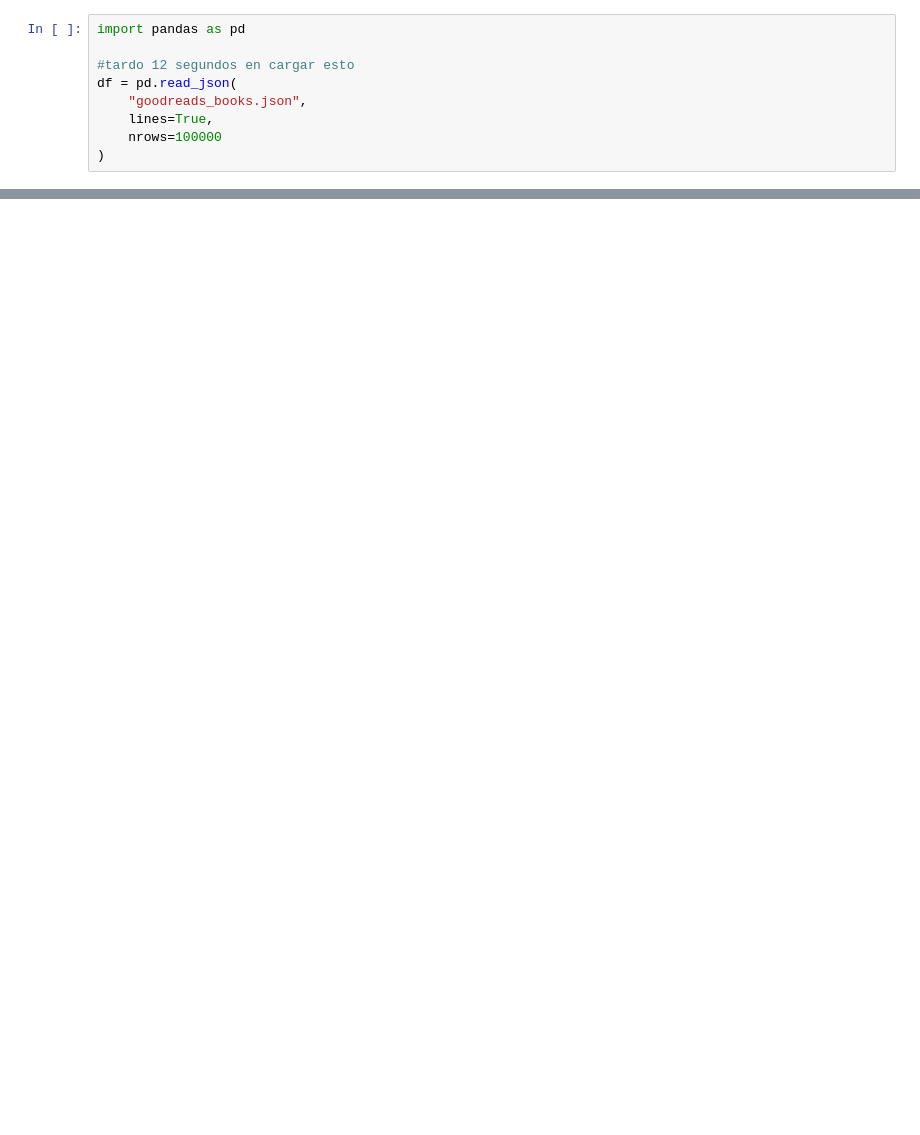
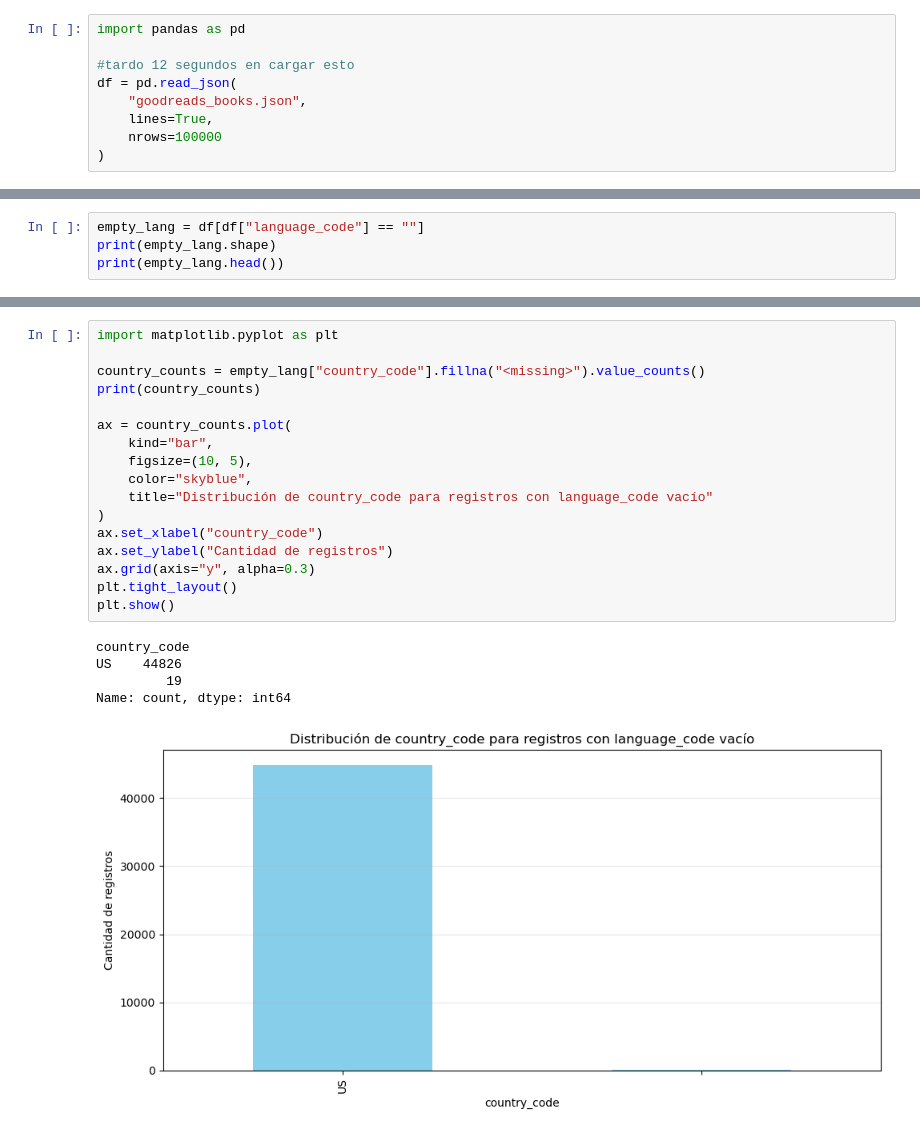
Before and after one commit to SolGarciaPereyra/Clasificador_Recomendador_Libros, a Jupyter notebook: explorando_dataset.ipynb, the cells around one changed output, grey strips where cells are left out. Saved outputs shown, nothing was run; the diff lists cells and outputs as text; blank space fills up the shorter version.

```diff
--- a/explorando_dataset.ipynb
+++ b/explorando_dataset.ipynb
@@ -94,0 +149,4 @@ df[["country_code","language_code","format"]].describe()
+# %%
+empty_lang = df[df["language_code"] == ""]
+print(empty_lang.shape)
+print(empty_lang.head())
@@ -94,0 +171,23 @@ df[["country_code","language_code","format"]].describe()
+# %%
+import matplotlib.pyplot as plt
+
+country_counts = empty_lang["country_code"].fillna("<missing>").value_counts()
+print(country_counts)
+
+ax = country_counts.plot(
+    kind="bar",
+    figsize=(10, 5),
+    color="skyblue",
+    title="Distribución de country_code para registros con language_code vacío"
+)
+ax.set_xlabel("country_code")
+ax.set_ylabel("Cantidad de registros")
+ax.grid(axis="y", alpha=0.3)
+plt.tight_layout()
+plt.show()
+# %% [output]
+country_code
+US    44826
+         19
+Name: count, dtype: int64
+[figure, added]
```
Also changed, not shown: parts of 21 cells of this notebook, 1 other file.
